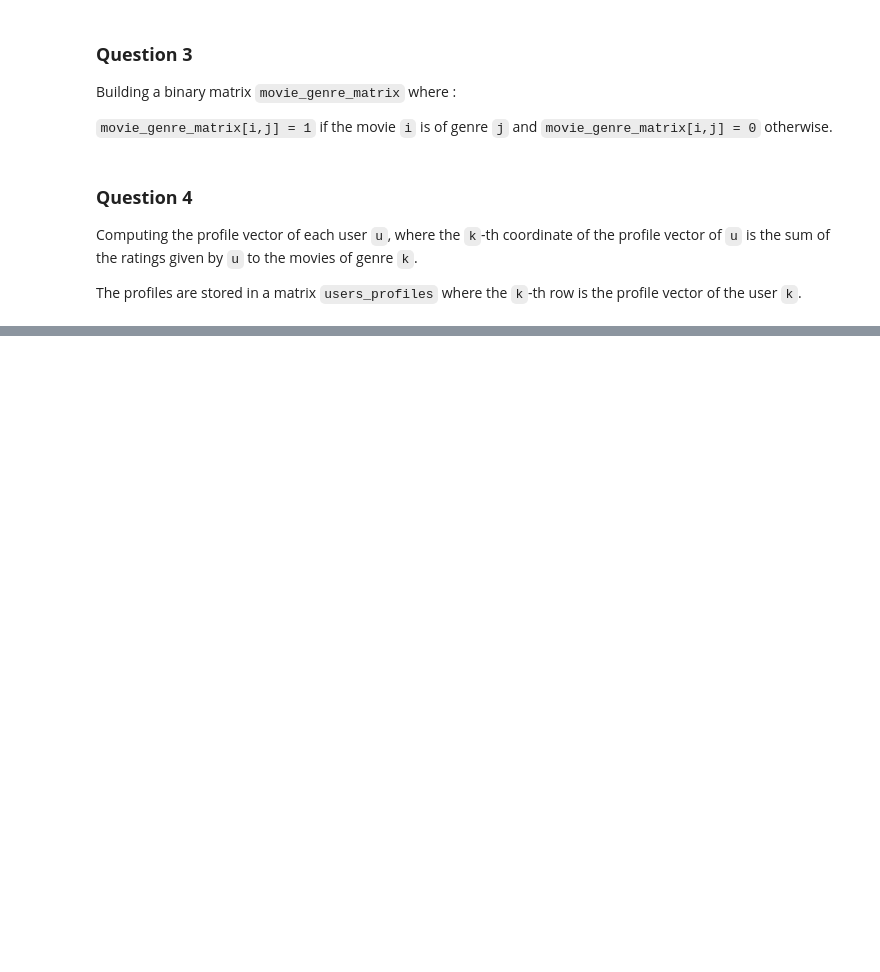
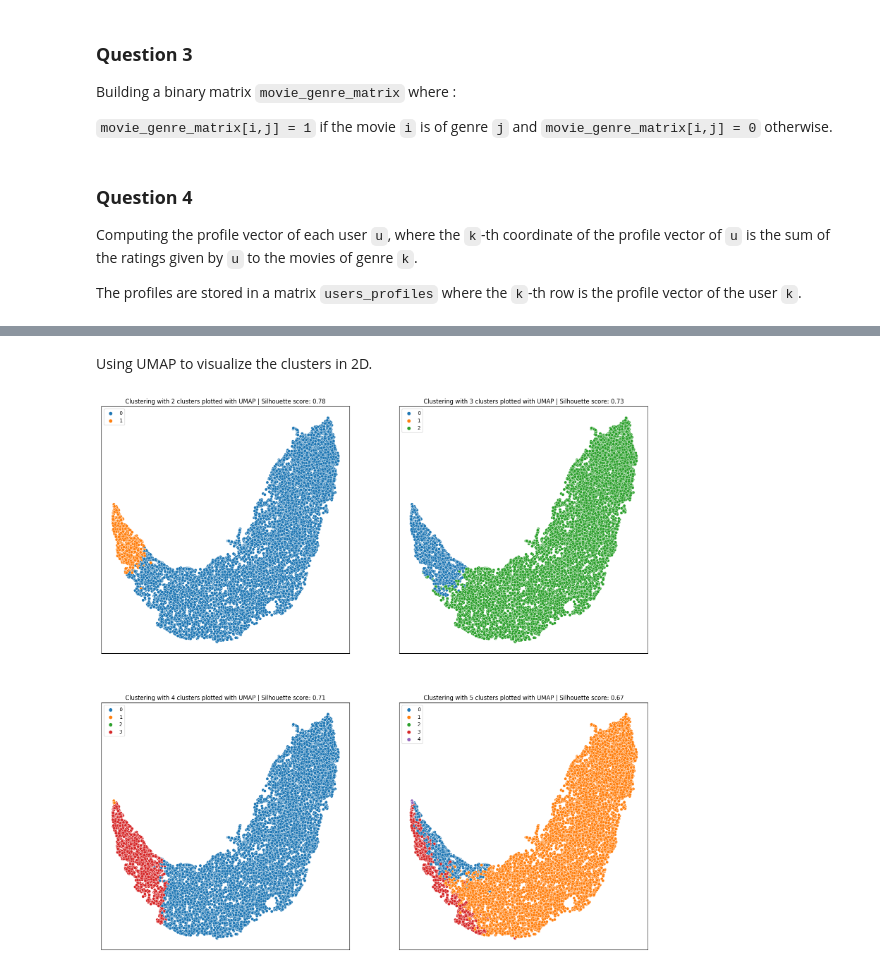
Before and after one commit to tom-sartori/IFT799, a Jupyter notebook: main.ipynb, the cells around one changed output, grey strips where cells are left out. Cells and saved outputs as stored; diff of their text form; code cells hidden in the pictures; blank space fills up the shorter version.

```diff
--- a/main.ipynb
+++ b/main.ipynb
@@ -99,0 +160,20 @@ for _, rating in ratings.iterrows():
+# %% [markdown]
+Using UMAP to visualize the clusters in 2D.
+# %%
+from umap import UMAP
+
+
+embedding = UMAP().fit_transform(users_profiles)
+
+# Plotting all the clustering using subplots and seaborn
+fig, axes = plt.subplots(2, 2, figsize=(20, 20))
+for i, ax in enumerate(axes.flat):
+    sns.scatterplot(x=embedding[:, 0], y=embedding[:, 1], hue=labels[i], ax=ax, palette='tab10')
+    ax.set_title(f'Clustering with {i + 2} clusters plotted with UMAP | Silhouette score: {round(silhouette_scores[i], 2)}')
+    ax.set_xlabel('UMAP 1')
+    ax.set_ylabel('UMAP 2')
+    ax.xaxis.set_visible(False)
+    ax.yaxis.set_visible(False)
+plt.show()
+# %% [output]
+[figure, added]
```
Also changed, not shown: parts of 8 cells of this notebook.
